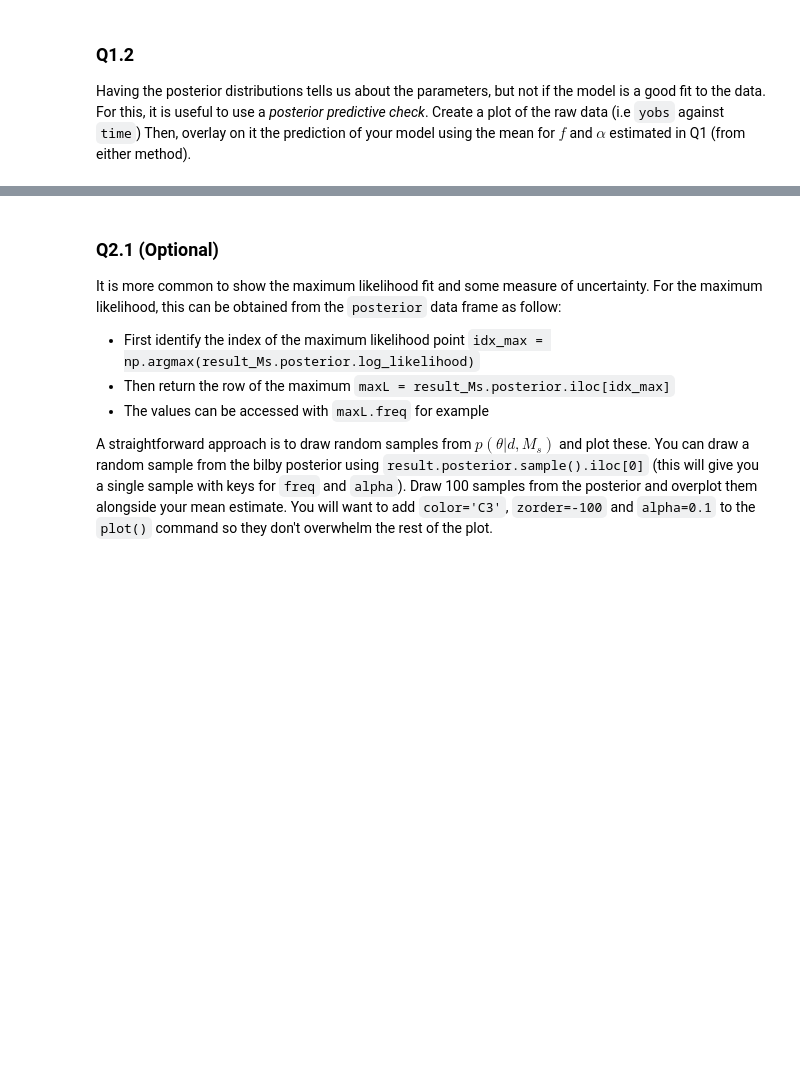
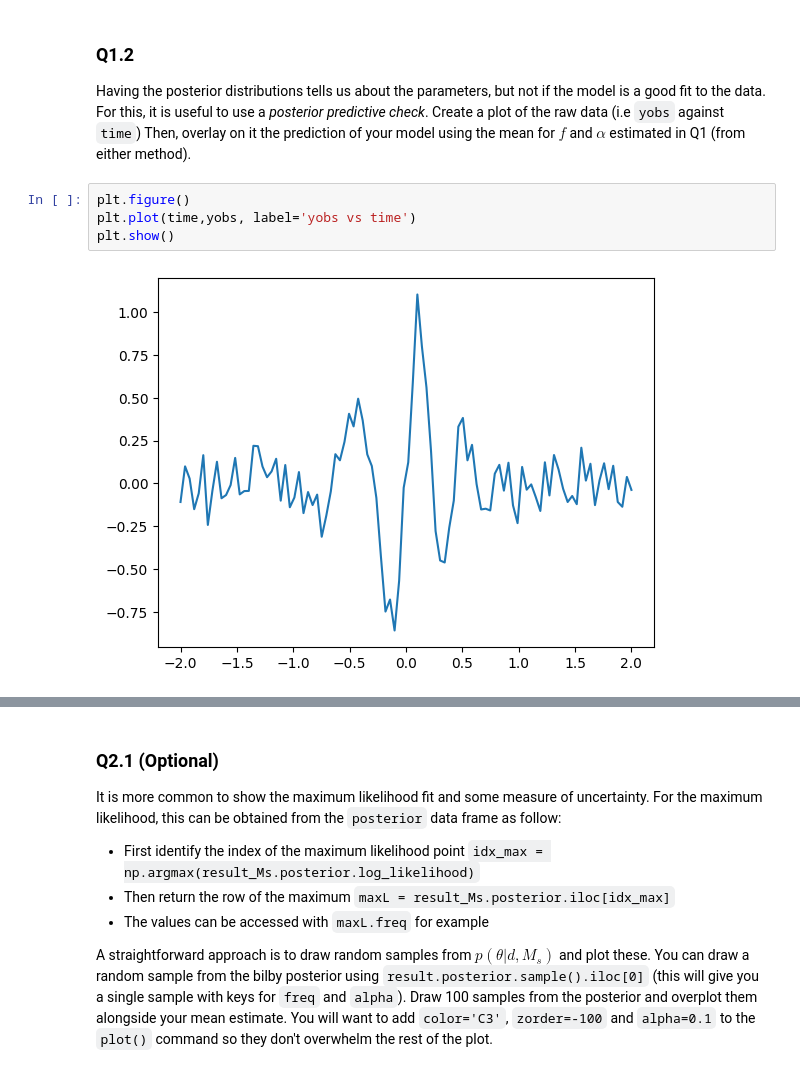
Before and after one commit to wtpdenman/LIGO, a Jupyter notebook: Tutorials/Day_3/Tuto_3.1_Introduction_to_parameter_estimation.ipynb, the cells around one changed output, grey strips where cells are left out. Drawn from its saved outputs; the diff is of its cells as text; blank space fills up the shorter version.

```diff
--- a/Tutorials/Day_3/Tuto_3.1_Introduction_to_parameter_estimation.ipynb
+++ b/Tutorials/Day_3/Tuto_3.1_Introduction_to_parameter_estimation.ipynb
@@ -381,3 +381,9 @@ bilby_mcmc: alpha = 0.35+/-0.02
 # %% [markdown]
 ### Q1.2
 Having the posterior distributions tells us about the parameters, but not if the model is a good fit to the data. For this, it is useful to use a *posterior predictive check*. Create a plot of the raw data (i.e `yobs` against `time`) Then, overlay on it the prediction of your model using the mean for $f$ and $\alpha$ estimated in Q1 (from either method).
+# %%
+plt.figure()
+plt.plot(time,yobs, label='yobs vs time')
+plt.show()
+# %% [output]
+[figure, added]
```
Also changed, not shown: parts of 1 cell of this notebook.
